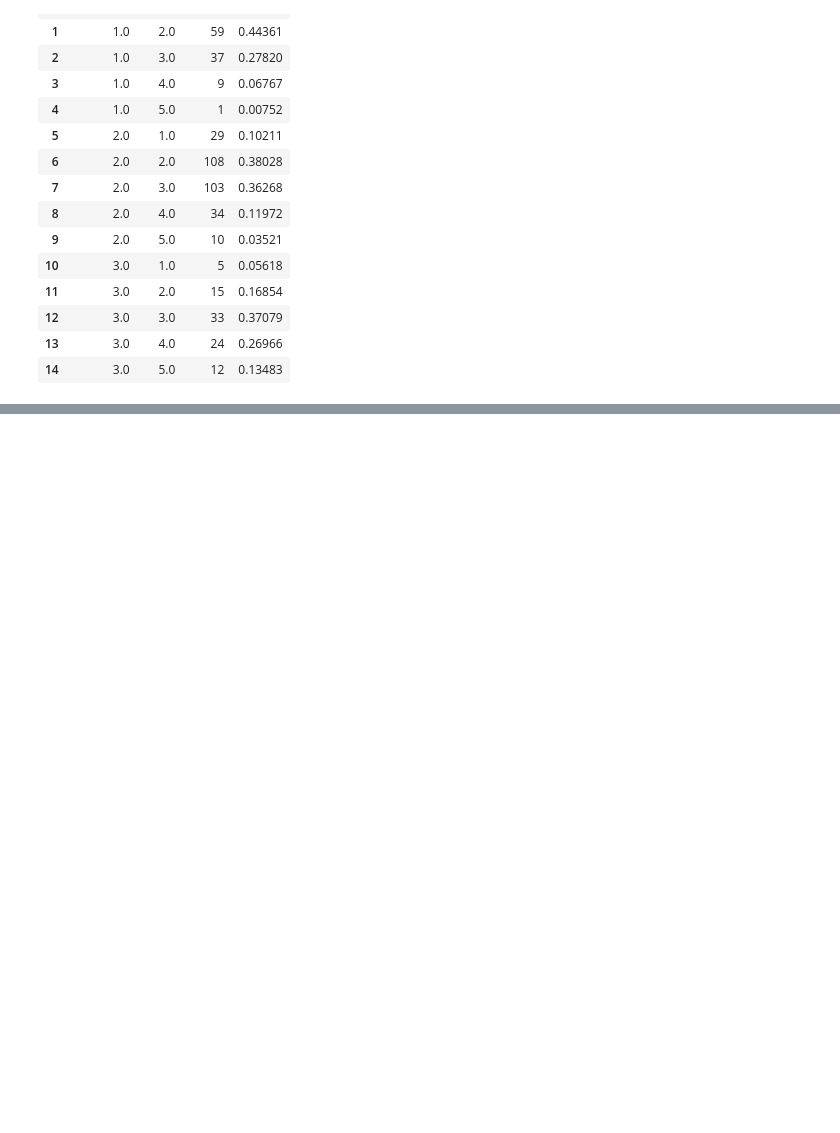
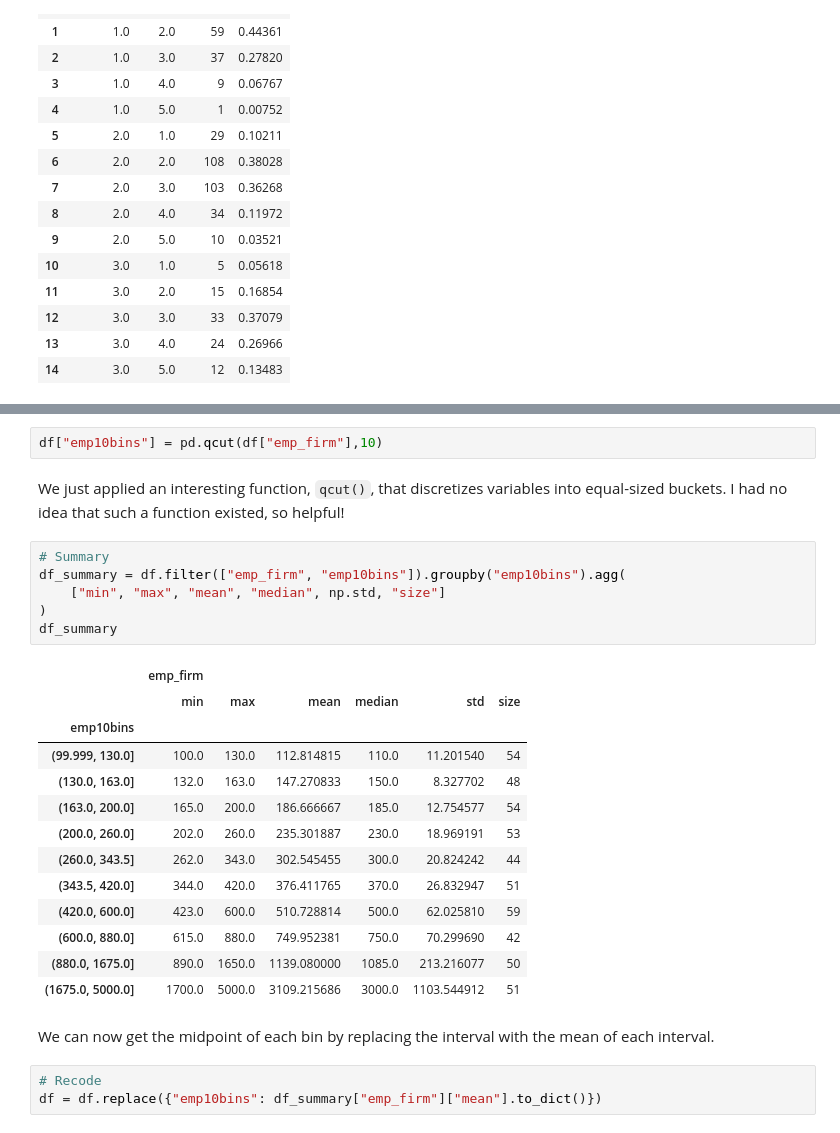
Before and after one commit to felipesebben/bk_data_analysis_studies, a Jupyter notebook: da_data_exercises/ch04-comparison_correlation/02-wms_management_ex1/02_wms_management_ex1.ipynb, the cells around one changed output, grey strips where cells are left out. Cells and saved outputs as stored; diff of their text form; blank space fills up the shorter version.

```diff
--- a/da_data_exercises/ch04-comparison_correlation/02-wms_management_ex1/02_wms_management_ex1.ipynb
+++ b/da_data_exercises/ch04-comparison_correlation/02-wms_management_ex1/02_wms_management_ex1.ipynb
@@ -286,0 +440,29 @@ ggplot(df1, aes(x="emp3bins", y="Percent", fill="lean1")) + geom_bar(
+# %%
+df["emp10bins"] = pd.qcut(df["emp_firm"],10)
+# %% [markdown]
+<p>We just applied an interesting function, <code>qcut()</code>, that discretizes variables into equal-sized buckets. I had no idea that such a function existed, so helpful!</p>
+# %%
+# Summary
+df_summary = df.filter(["emp_firm", "emp10bins"]).groupby("emp10bins").agg(
+    ["min", "max", "mean", "median", np.std, "size"]
+)
+df_summary
+# %% [output]
+|  | emp_firm |  |  |  |  |  |
+|  | min | max | mean | median | std | size |
+| emp10bins |  |  |  |  |  |  |
+| (99.999, 130.0] | 100.0 | 130.0 | 112.814815 | 110.0 | 11.201540 | 54 |
+| (130.0, 163.0] | 132.0 | 163.0 | 147.270833 | 150.0 | 8.327702 | 48 |
+| (163.0, 200.0] | 165.0 | 200.0 | 186.666667 | 185.0 | 12.754577 | 54 |
+| (200.0, 260.0] | 202.0 | 260.0 | 235.301887 | 230.0 | 18.969191 | 53 |
+| (260.0, 343.5] | 262.0 | 343.0 | 302.545455 | 300.0 | 20.824242 | 44 |
+| (343.5, 420.0] | 344.0 | 420.0 | 376.411765 | 370.0 | 26.832947 | 51 |
+| (420.0, 600.0] | 423.0 | 600.0 | 510.728814 | 500.0 | 62.025810 | 59 |
+| (600.0, 880.0] | 615.0 | 880.0 | 749.952381 | 750.0 | 70.299690 | 42 |
+| (880.0, 1675.0] | 890.0 | 1650.0 | 1139.080000 | 1085.0 | 213.216077 | 50 |
+| (1675.0, 5000.0] | 1700.0 | 5000.0 | 3109.215686 | 3000.0 | 1103.544912 | 51 |
+# %% [markdown]
+<p>We can now get the midpoint of each bin by replacing the interval with the mean of each interval.</p>
+# %%
+# Recode
+df = df.replace({"emp10bins": df_summary["emp_firm"]["mean"].to_dict()})
```
Also changed, not shown: parts of 21 cells of this notebook, 1 other file.
